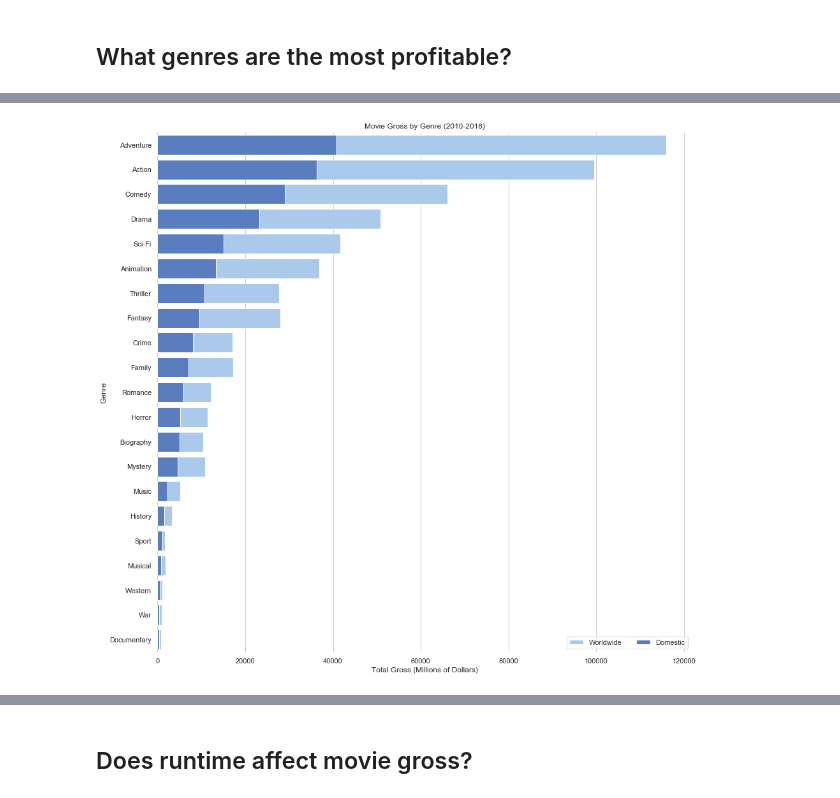
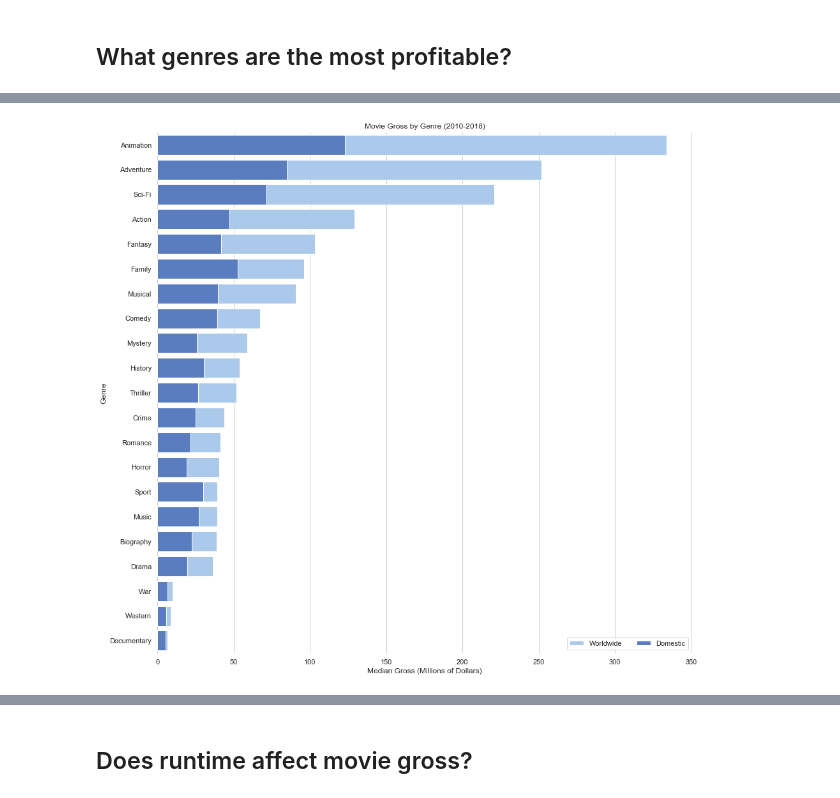
Before and after one commit to charlottebasch/A-Visual-Exploration-of-Movie-Profit-Trends, a Jupyter notebook: student.ipynb, the cells around one changed output, grey strips where cells are left out. Saved outputs shown, nothing was run; the diff lists cells and outputs as text; code cells hidden in the pictures.

```diff
--- a/student.ipynb
+++ b/student.ipynb
@@ -27,10 +27,10 @@ import plotly.express as px
 # %%
 #Import data from imdb, tmdb, and tn
 pd.set_option("display.max_rows", None, "display.max_columns", None)
-imdb_title_basics = pd.read_csv(r"C:\Users\charlotte\Flatiron\Module_1\mod-1-project\zippedData\imdb.title.basics.csv.gz")
-imdb_title_ratings = pd.read_csv(r"C:\Users\charlotte\Flatiron\Module_1\mod-1-project\zippedData\imdb.title.ratings.csv.gz")
-tmdb_movies = pd.read_csv(r"C:\Users\charlotte\Flatiron\Module_1\mod-1-project\zippedData\tmdb.movies.csv.gz")
-tn_movie_budgets = pd.read_csv(r"C:\Users\charlotte\Flatiron\Module_1\mod-1-project\zippedData\tn.movie_budgets.csv.gz")
+imdb_title_basics = pd.read_csv(r"zippedData\imdb.title.basics.csv.gz")
+imdb_title_ratings = pd.read_csv(r"zippedData\imdb.title.ratings.csv.gz")
+tmdb_movies = pd.read_csv(r"zippedData\tmdb.movies.csv.gz")
+tn_movie_budgets = pd.read_csv(r"zippedData\tn.movie_budgets.csv.gz")
 # %%
 display(imdb_title_basics.head(10))
 # %% [output]
@@ -240,12 +266,31 @@ def totals_by_genre(col):
 
     genre_values = list(genre_value_by_col.values())
     return genre_values
+
+#Get the averages for the financial variables
+def medians_by_genre(col):
+    genre_value_by_col = {}
+    for genre in genres_list:
+        #num_movies = movies[movies[genre] == True][col].count()
+        #total = movies[movies[genre] == True][col].sum()
+        #genre_value_by_col[genre] = total/num_movies
+        genre_value_by_col[genre] = movies[movies[genre] == True][col].median()
+    genre_medians = list(genre_value_by_col.values())
+    return genre_medians
 # %%
+#Get the totals and averages
 world_values = totals_by_genre("worldwide_gross")
 dom_values = totals_by_genre("domestic_gross")
 cost_values = totals_by_genre("production_budget")
+cost_medians = medians_by_genre("production_budget")
+dom_medians = medians_by_genre("domestic_gross")
+world_medians = medians_by_genre("worldwide_gross")
 # %%
-#Create a new dataframe with the aggregated data
+#Create a new dataframe with the total aggregated data and one with the average data
 grosses = pd.DataFrame(list(zip(genres_list, cost_values, dom_values, world_values)),
                        columns=["Genre", "Production Budget", "Domestic Gross", "Worldwide Gross"])
 grosses = grosses.sort_values(by="Domestic Gross", ascending=False)
+
+medians = pd.DataFrame(list(zip(genres_list, cost_medians, dom_medians, world_medians)),
+                       columns=["Genre", "Production Budget", "Domestic Gross", "Worldwide Gross"])
+medians = medians.sort_values(by="Worldwide Gross", ascending=False)
@@ -261,16 +317,16 @@ display(grosses.head())
 # %%
-#Create a horizontal barplot of domestic and worldwide gross by genre
+#Create a horizontal barplot of average domestic and worldwide gross by genre
 sns.set(style="whitegrid")
 
 f, ax = plt.subplots(figsize = (15,15))
 sns.set_color_codes("pastel")
-sns.barplot(x="Worldwide Gross", y="Genre", data=grosses, label="Worldwide", color="b")
+sns.barplot(x="Worldwide Gross", y="Genre", data=medians, label="Worldwide", color="b")
 sns.set_color_codes("muted")
-sns.barplot(x="Domestic Gross", y="Genre", data=grosses, label="Domestic", color="b")
+sns.barplot(x="Domestic Gross", y="Genre", data=medians, label="Domestic", color="b")
 ax.legend(ncol=2, loc="lower right")
-ax.set(ylabel="Genre", xlabel="Total Gross (Millions of Dollars)", title="Movie Gross by Genre (2010-2018)")
+ax.set(ylabel="Genre", xlabel="Median Gross (Millions of Dollars)", title="Movie Gross by Genre (2010-2018)")
 sns.despine(left=True, bottom=True)
 plt.show()
 # %% [output]
-[figure, old version]
+[figure, new version]
 # %%
```
Also changed, not shown: parts of 43 cells of this notebook.
